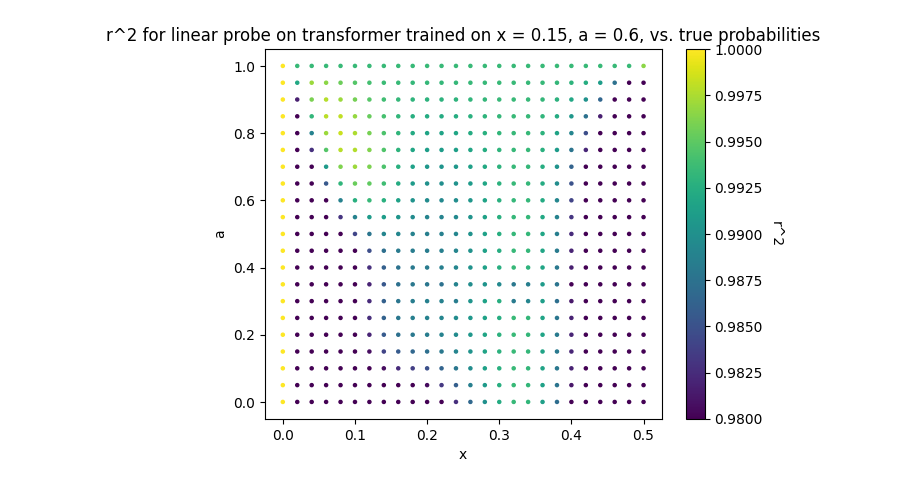
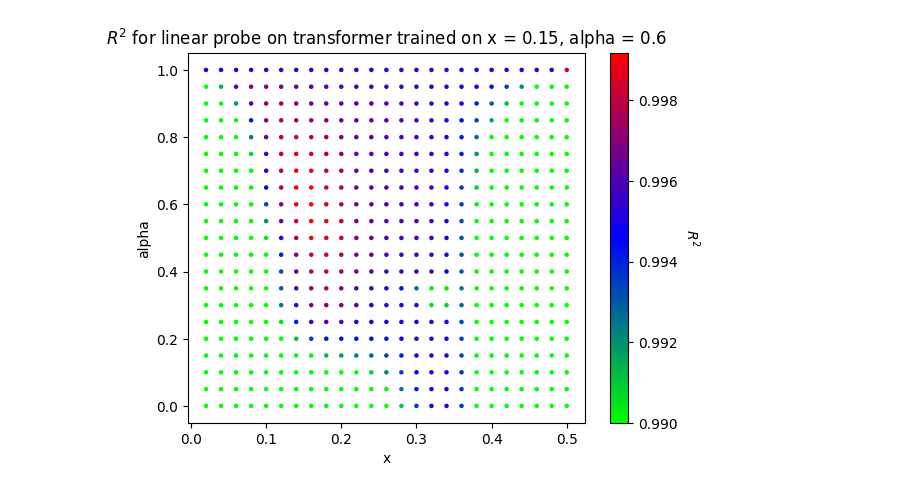
Before and after one commit to dylanbowman314/compmech-bowman-lu, a Jupyter notebook: r2_visualization.ipynb, the cells around one changed output. Drawn from its saved outputs; the diff is of its cells as text; code cells hidden in the pictures.

Commit message:
Make minor modifications to graph formatting

```diff
--- a/r2_visualization.ipynb
+++ b/r2_visualization.ipynb
@@ -10,4 +10,5 @@ with open("r2.pkl", "rb") as f:
 r2_015_06 = r2_values[list(r2_values.keys())[0]]
 r2_005_085 = r2_values[list(r2_values.keys())[1]]
 # %%
-unique_xa = set([(x, a) for (x, a) in list(r2_015_06.keys())])
+unique_xa = set([(x, a) for (x, a) in list(r2_015_06.keys()) if x != 0])
+print(unique_xa)
@@ -14,16 +17,24 @@ unique_xa = set([(x, a) for (x, a) in list(r2_015_06.keys())])
+# %%
+x_points = np.zeros([len(unique_xa)])
+a_points = np.zeros([len(unique_xa)])
+r2_for_xa_06 = np.zeros([len(unique_xa)])
+i = 0
+for _, (x, a) in enumerate(r2_015_06.keys()):
+    if x == 0:
+        continue
+    x_points[i] = x
+    a_points[i] = a
+    r2_for_xa_06[i] = r2_015_06[(x, a)].item()
+    i += 1 # Increment only if we don't skip
 # %%
 x_points = np.zeros([len(unique_xa)])
 a_points = np.zeros([len(unique_xa)])
-r2_for_xa = np.zeros([len(unique_xa)])
-for i, (x, a) in enumerate(r2_015_06.keys()):
+r2_for_xa_085 = np.zeros([len(unique_xa)])
+i = 0
+for _, (x, a) in enumerate(r2_005_085.keys()):
+    if x == 0:
+        continue
     x_points[i] = x
     a_points[i] = a
-    r2_for_xa[i] = r2_015_06[(x, a)].item()
+    r2_for_xa_085[i] = r2_005_085[(x, a)].item()
+    i += 1
-# %%
-x_points = np.zeros([len(unique_xa)])
-a_points = np.zeros([len(unique_xa)])
-r2_for_xa_085 = np.zeros([len(unique_xa)])
-for i, (x, a) in enumerate(r2_005_085.keys()):
-    x_points[i] = x
-    a_points[i] = a
-    r2_for_xa_085[i] = r2_005_085[(x, a)].item()
@@ -30,14 +67,15 @@ for i, (x, a) in enumerate(r2_005_085.keys()):
 # %%
 fig, ax = plt.subplots()
-cmap = plt.cm.viridis
-scatter = ax.scatter(x_points, a_points, c=r2_for_xa, cmap=cmap, s=5, norm=Normalize(vmin=0.98, vmax=1.0))
+colors = ['#00FF00', '#0000FF', '#FF0000']
+cmap = LinearSegmentedColormap.from_list("custom_cmap", colors)
+scatter = ax.scatter(x_points, a_points, c=r2_for_xa_06, cmap=cmap, s=5, norm=Normalize(vmin=0.99, vmax=r2_for_xa_06.max()))
 
 cbar = fig.colorbar(scatter, ax=ax)
-cbar.ax.set_ylabel('r^2', rotation=-90, va='bottom')
+cbar.ax.set_ylabel(r'$R^2$', rotation=-90, va='bottom')
 ax.set_xlabel('x')
-ax.set_ylabel('a')
-ax.set_title('r^2 for linear probe on transformer trained on x = 0.15, a = 0.6, vs. true probabilities')
+ax.set_ylabel('alpha')
+ax.set_title(r'$R^2$ for linear probe on transformer trained on x = 0.15, alpha = 0.6')
 
 plt.show()
 # %% [output]
-[figure, old version]
+[figure, new version]
```
Also changed, not shown: parts of 5 cells of this notebook.
